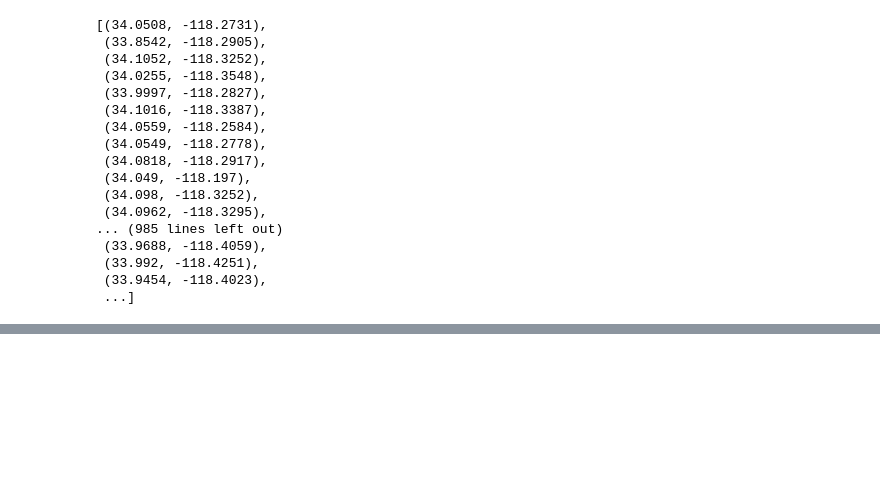
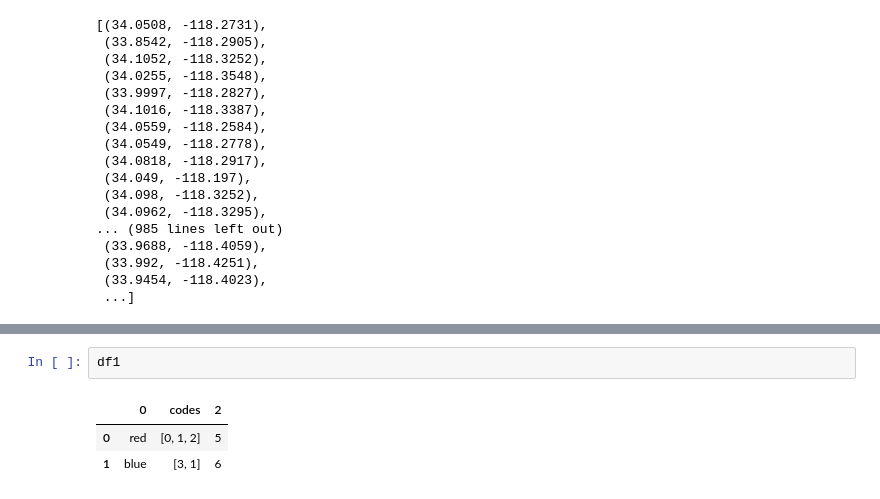
Before and after one commit to nonoumasy/los-angeles-traffic-accidents-2010-present, a Jupyter notebook: LA_Traffic_Accident_2010_present.ipynb, the cells around one changed output, grey strips where cells are left out. Saved outputs shown, nothing was run; the diff lists cells and outputs as text; blank space fills up the shorter version.

```diff
--- a/LA_Traffic_Accident_2010_present.ipynb
+++ b/LA_Traffic_Accident_2010_present.ipynb
@@ -261,0 +307,6 @@ m
+# %%
+df1
+# %% [output]
+|  | 0 | codes | 2 |
+| 0 | red | [0, 1, 2] | 5 |
+| 1 | blue | [3, 1] | 6 |
```
Also changed, not shown: parts of 6 cells of this notebook.
